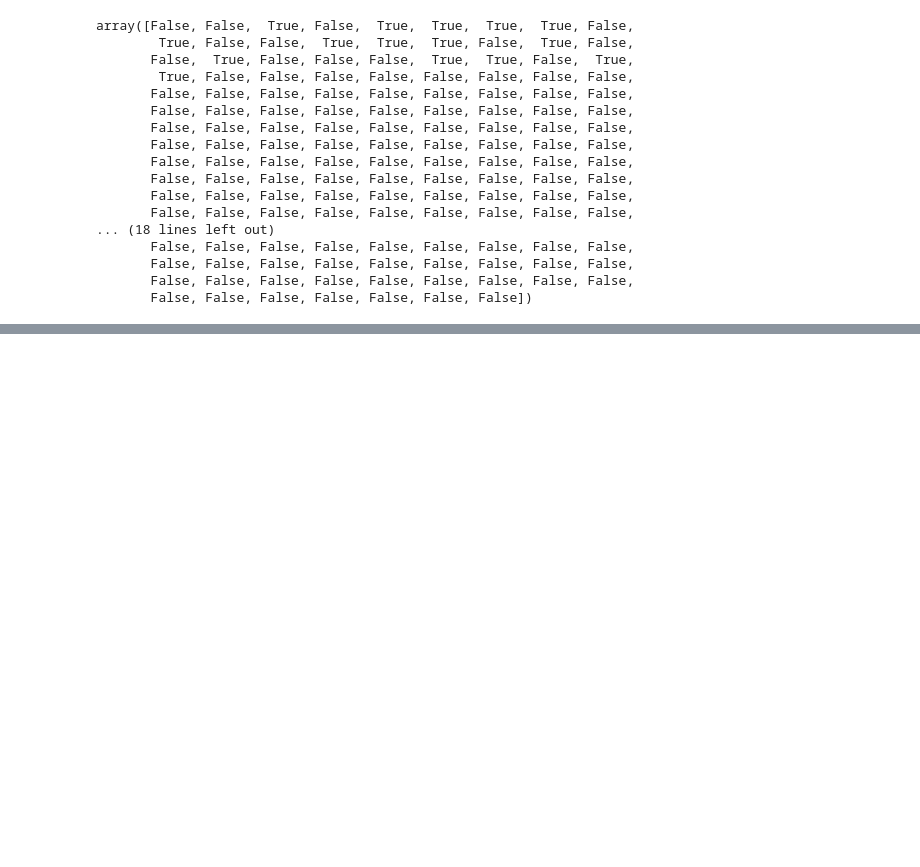
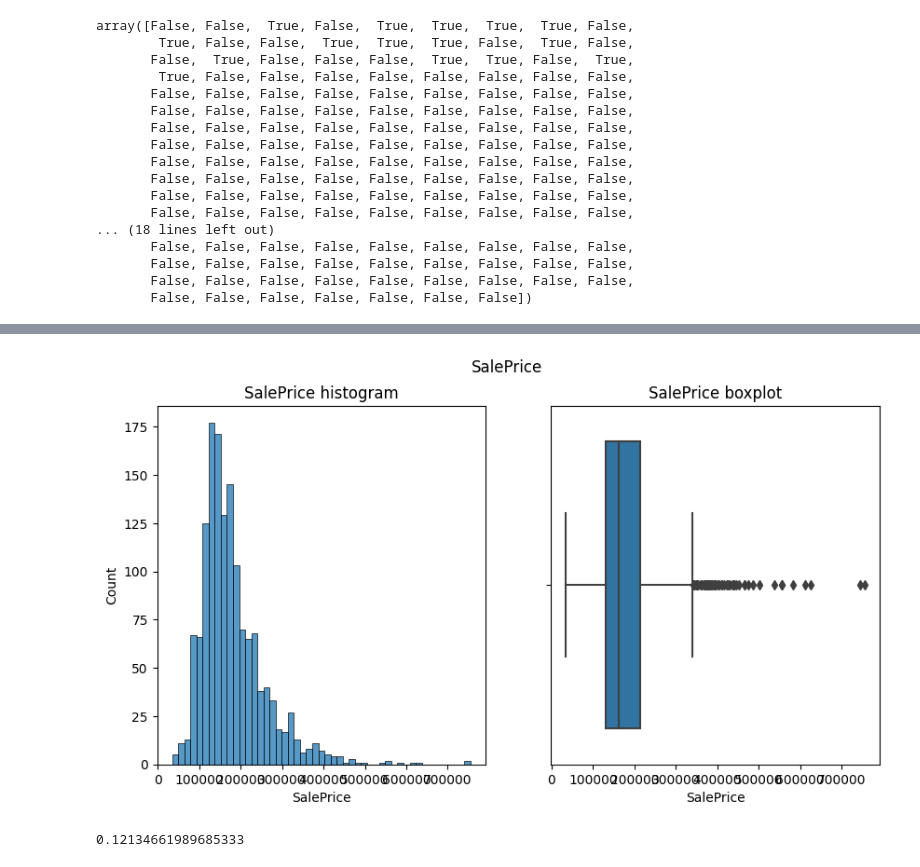
Before and after one commit to kaustubhnair02/OrionInternship-23, a Jupyter notebook: notebooks/EDA.ipynb, the cells around one changed output, grey strips where cells are left out. Drawn from its saved outputs; the diff is of its cells as text; code cells hidden in the pictures; blank space fills up the shorter version.

```diff
--- a/notebooks/EDA.ipynb
+++ b/notebooks/EDA.ipynb
@@ -629,0 +655,11 @@ Index(['LotFrontage', 'OverallQual', 'OverallCond', 'YearBuilt',
+# %%
+
+
+plot_contv(contvar="SalePrice",df=df)
+# %% [output]
+[figure, added]
+# %%
+remove_skewness(df,"SalePrice")
+check_column_skewness(df,"SalePrice")
+# %% [output]
+0.12134661989685333
```
Also changed, not shown: parts of 66 cells of this notebook.
